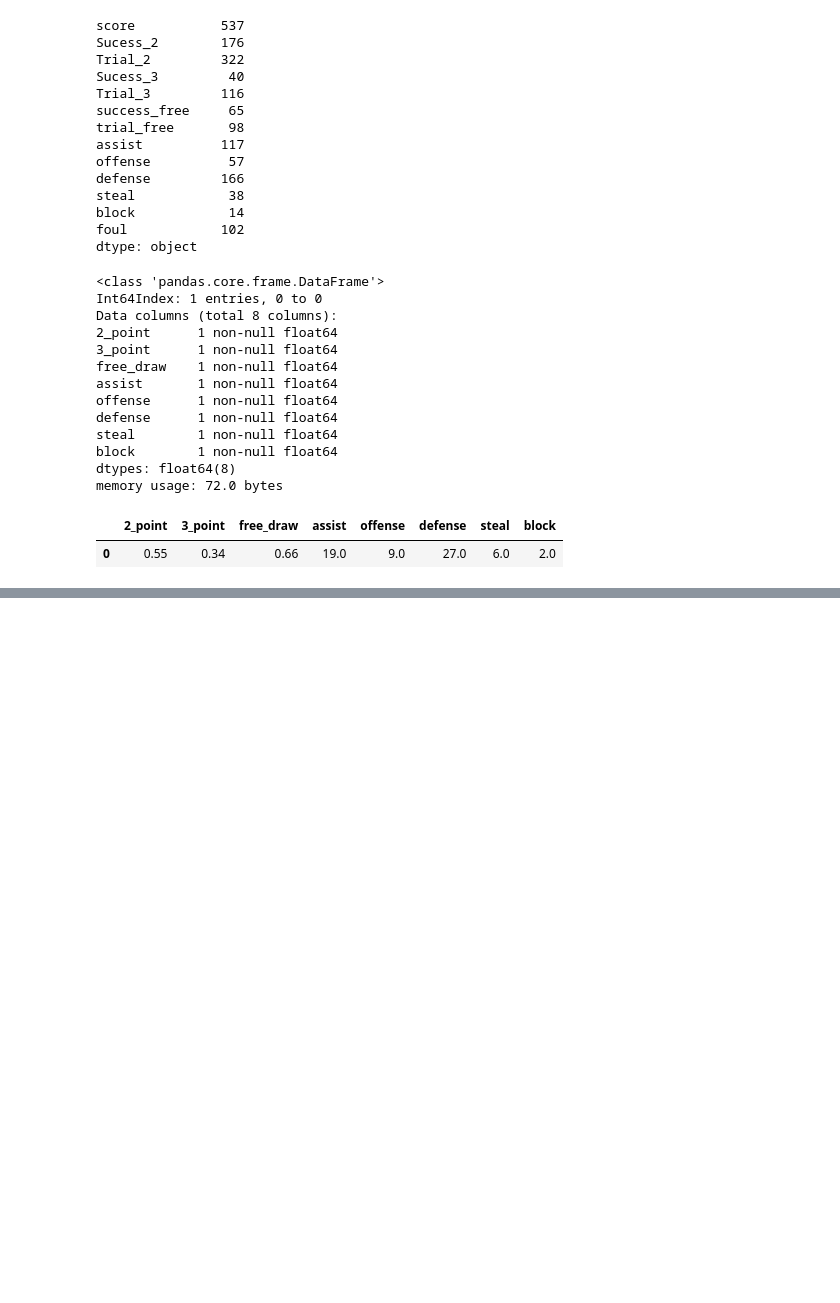
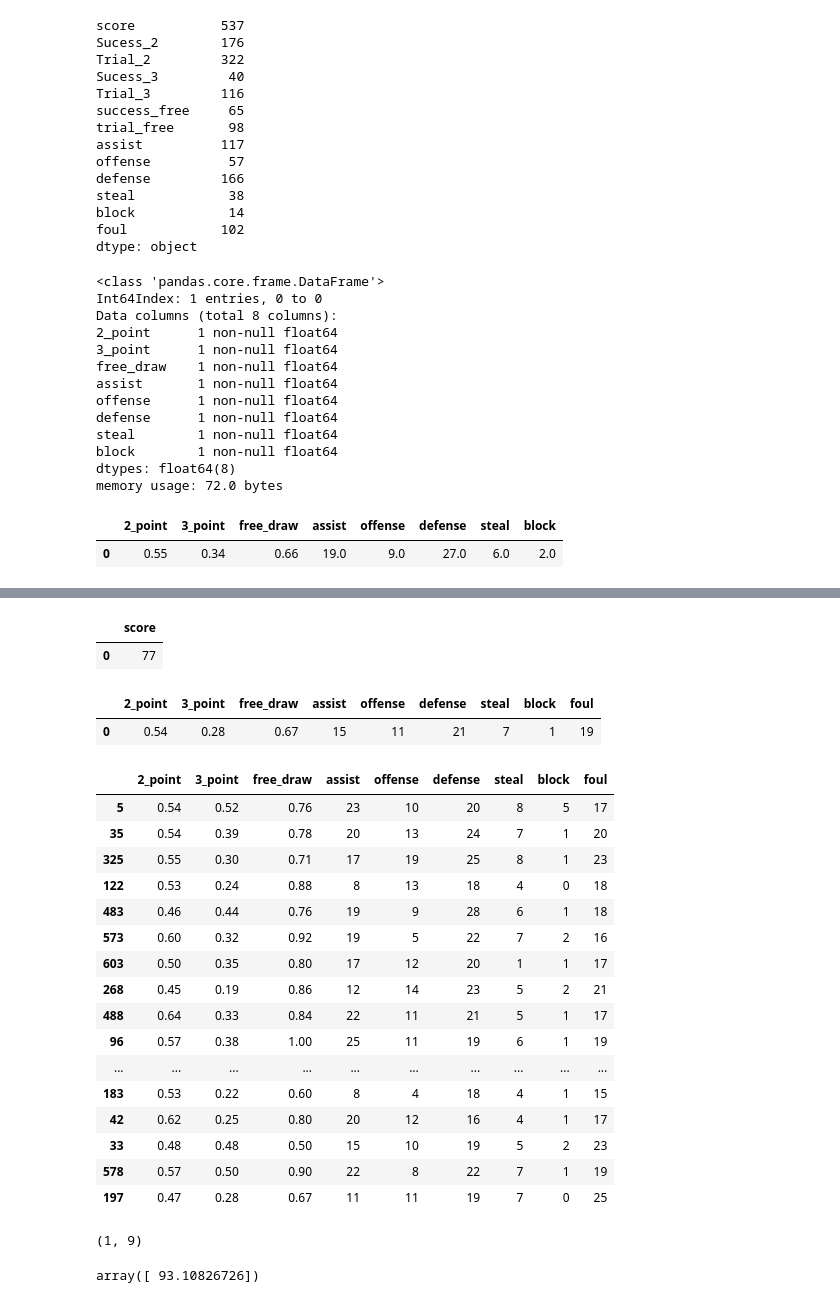
Before and after one commit to DaewonSeo/naver_sports, a Jupyter notebook: team_versus_team.ipynb, the cells around one changed output, grey strips where cells are left out. Saved outputs shown, nothing was run; the diff lists cells and outputs as text; code cells hidden in the pictures; blank space fills up the shorter version.

```diff
--- a/team_versus_team.ipynb
+++ b/team_versus_team.ipynb
@@ -239,0 +357,5 @@ array([ 82.54110945])
+# %%
+df1_lg_y
+# %% [output]
+|  | score |
+| 0 | 77 |
@@ -239,0 +364,35 @@ array([ 82.54110945])
+# %%
+df1_lg_x[col2_list]
+# %% [output]
+|  | 2_point | 3_point | free_draw | assist | offense | defense | steal | block | foul |
+| 0 | 0.54 | 0.28 | 0.67 | 15 | 11 | 21 | 7 | 1 | 19 |
+# %%
+target_lg_x
+# %% [output]
+|  | 2_point | 3_point | free_draw | assist | offense | defense | steal | block | foul |
+| 5 | 0.54 | 0.52 | 0.76 | 23 | 10 | 20 | 8 | 5 | 17 |
+| 35 | 0.54 | 0.39 | 0.78 | 20 | 13 | 24 | 7 | 1 | 20 |
+| 325 | 0.55 | 0.30 | 0.71 | 17 | 19 | 25 | 8 | 1 | 23 |
+| 122 | 0.53 | 0.24 | 0.88 | 8 | 13 | 18 | 4 | 0 | 18 |
+| 483 | 0.46 | 0.44 | 0.76 | 19 | 9 | 28 | 6 | 1 | 18 |
+| 573 | 0.60 | 0.32 | 0.92 | 19 | 5 | 22 | 7 | 2 | 16 |
+| 603 | 0.50 | 0.35 | 0.80 | 17 | 12 | 20 | 1 | 1 | 17 |
+| 268 | 0.45 | 0.19 | 0.86 | 12 | 14 | 23 | 5 | 2 | 21 |
+| 488 | 0.64 | 0.33 | 0.84 | 22 | 11 | 21 | 5 | 1 | 17 |
+| 96 | 0.57 | 0.38 | 1.00 | 25 | 11 | 19 | 6 | 1 | 19 |
+| ... | ... | ... | ... | ... | ... | ... | ... | ... | ... |
+| 183 | 0.53 | 0.22 | 0.60 | 8 | 4 | 18 | 4 | 1 | 15 |
+| 42 | 0.62 | 0.25 | 0.80 | 20 | 12 | 16 | 4 | 1 | 17 |
+| 33 | 0.48 | 0.48 | 0.50 | 15 | 10 | 19 | 5 | 2 | 23 |
+| 578 | 0.57 | 0.50 | 0.90 | 22 | 8 | 22 | 7 | 1 | 19 |
+| 197 | 0.47 | 0.28 | 0.67 | 11 | 11 | 19 | 7 | 0 | 25 |
+# %%
+df1_lg_x.shape
+# %% [output]
+(1, 9)
+# %%
+model_lg.predict(df1_lg_x)
+# 77.54 <= 83 <= 88 오리온스
+# 87.5 <= 93 <= 98.5 창원LG
+# %% [output]
+array([ 93.10826726])
```
Also changed, not shown: parts of 20 cells of this notebook, 6 other files.
